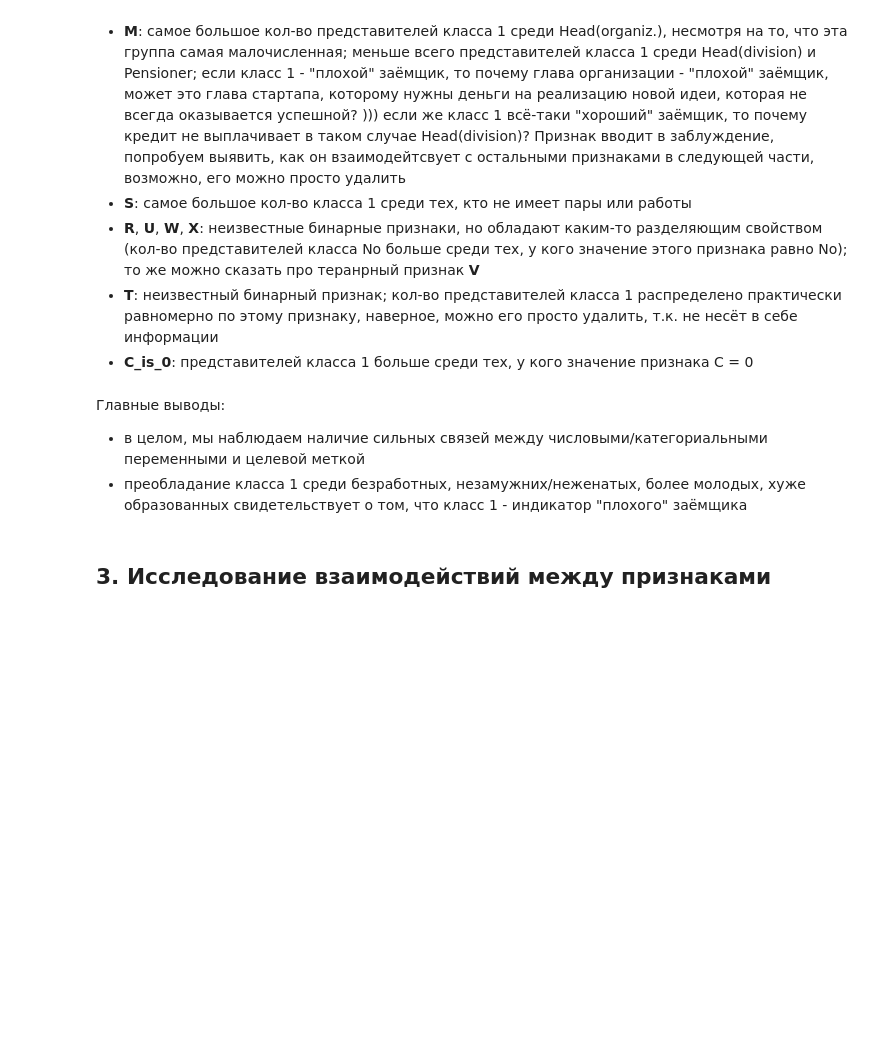
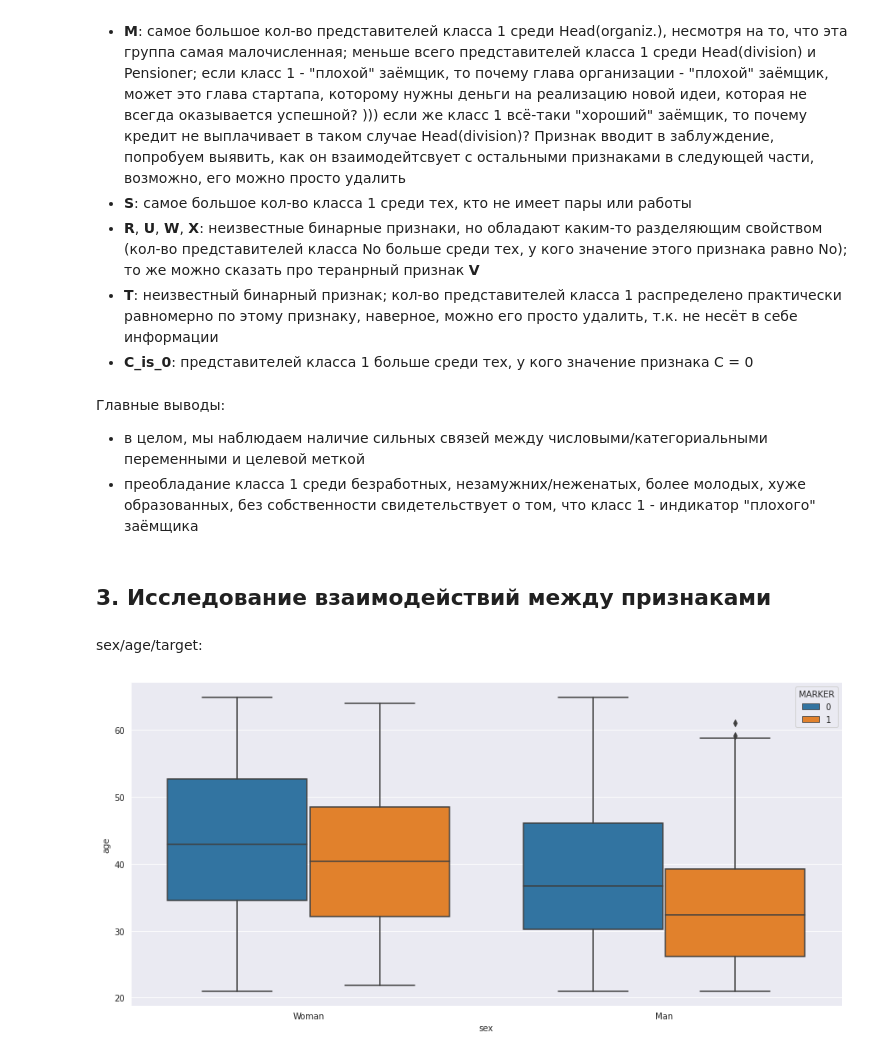
Before and after one commit to Bayramova/alpha_bank_test_task, a Jupyter notebook: test_task.ipynb, the cells around one changed output. Cells and saved outputs as stored; diff of their text form; code cells hidden in the pictures; blank space fills up the shorter version.

```diff
--- a/test_task.ipynb
+++ b/test_task.ipynb
@@ -749,7 +748,7 @@ for col_name in cat_cols:
 # %% [markdown]
 Главные выводы:
 - в целом, мы наблюдаем наличие сильных связей между числовыми/категориальными переменными и целевой меткой
-- преобладание класса 1 среди безработных, незамужних/неженатых, более молодых, хуже образованных свидетельствует о том, что класс 1 - индикатор "плохого" заёмщика
+- преобладание класса 1 среди безработных, незамужних/неженатых, более молодых, хуже образованных, без собственности свидетельствует о том, что класс 1 - индикатор "плохого" заёмщика
 # %%
 data.drop(columns=['H_is_0'], inplace=True)
 cat_cols = data.select_dtypes(include='object').columns.tolist()
@@ -773,0 +757,6 @@ cat_cols = data.select_dtypes(include='object').columns.tolist()
+# %% [markdown]
+sex/age/target:
+# %%
+plot_num_cat_boxplot(data, num_col_name='age', cat_col_name='sex', figsize=(15,7))
+# %% [output]
+[figure, added]
```
Also changed, not shown: parts of 20 cells of this notebook.
